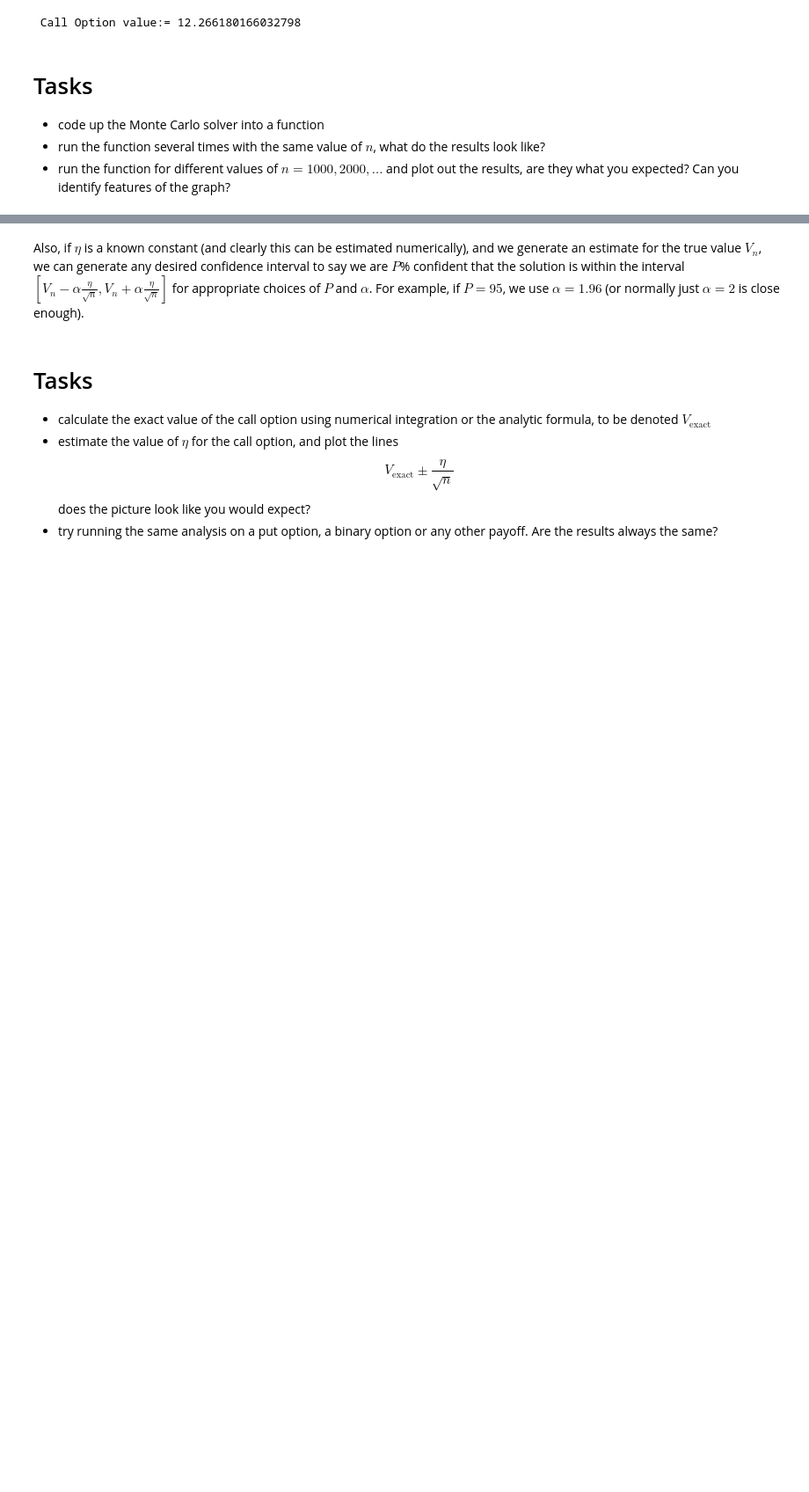
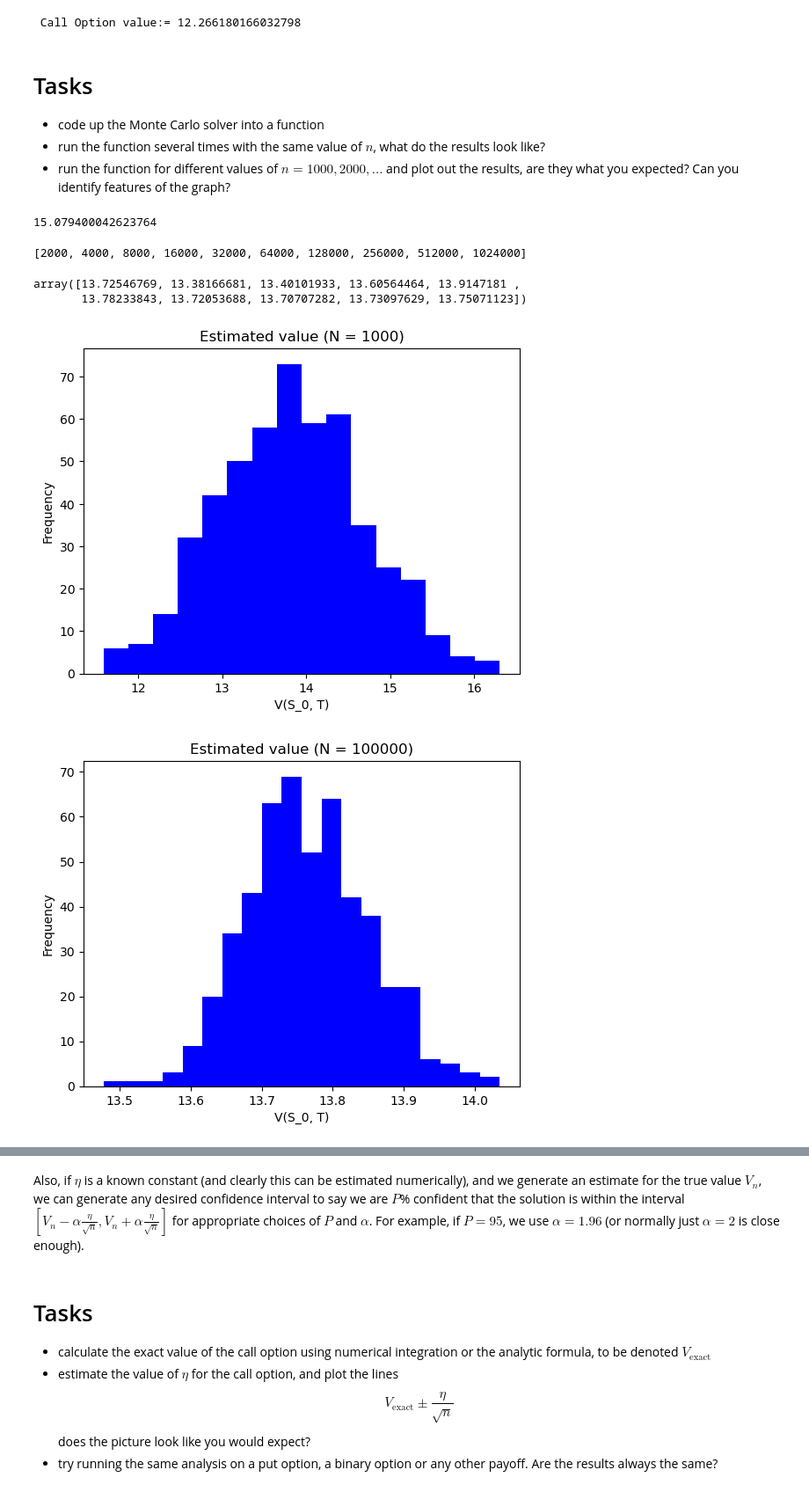
Before and after one commit to VenetianRed/MATH60082-python, a Jupyter notebook: MATH60082-lab-class-5.ipynb, the cells around one changed output, grey strips where cells are left out. Shown at 88% size. Saved outputs shown, nothing was run; the diff lists cells and outputs as text; code cells hidden in the pictures; blank space fills up the shorter version.

```diff
--- a/MATH60082-lab-class-5.ipynb
+++ b/MATH60082-lab-class-5.ipynb
@@ -149,3 +149,59 @@ print(" Call Option value:=",value)
 - code up the Monte Carlo solver into a function
 - run the function several times with the same value of $n$, what do the results look like?
 - run the function for different values of $n=1000,2000,...$ and plot out the results, are they what you expected? Can you identify features of the graph?
+# %%
+# Code up the Monte Carlo solver into a function
+from math import exp, sqrt
+
+def MonteCarloExpectation( N, S_0, T, X, r, q, sigma ):
+    phiVals = rng.normal(size=(N))
+    sum=0.0
+    STvals= np.array( [S_0 * exp( (r-q-0.5*sigma*sigma)*T + sigma*sqrt(T)*phi) for phi in phiVals ] )
+    VTvals = np.array( [max(ST - X,0.0) for ST in STvals] )
+    sum = np.sum( VTvals )
+    return (sum/N) * exp(-r*T)
+
+# Do a small test
+N = 1000
+MonteCarloExpectation( N, S_0, T, X, r, q, sigma )
+# %% [output]
+15.079400042623764
+# %%
+# Run the function several times with the same value of , what do the results look like?
+
+# Generate a range of values of N and look at them
+Nvals = [1000 * int(pow(2,j+1)) for j in range(10)]
+Nvals
+# %% [output]
+[2000, 4000, 8000, 16000, 32000, 64000, 128000, 256000, 512000, 1024000]
+# %%
+# Run the code once for each N
+findEstimate = lambda N: MonteCarloExpectation( N, S_0, T, X, r, q, sigma )
+estimates = np.array( [findEstimate(N) for N in Nvals] )
+estimates
+# %% [output]
+array([13.72546769, 13.38166681, 13.40101933, 13.60564464, 13.9147181 ,
+       13.78233843, 13.72053688, 13.70707282, 13.73097629, 13.75071123])
+# %%
+# Note that the values seem to settle down. We might make some histograms ...
+
+# Get lots of values with  fixed N, then make a histogram
+N = 1000
+estimates = np.array([findEstimate(N) for j in range(500)])
+plt.hist(estimates, bins="fd", color='blue')
+plt.title(f'Estimated value (N = {N})')
+plt.xlabel('V(S_0, T)')
+plt.ylabel('Frequency')
+plt.show()
+
+# Get lots of values with  fixed N, then make a histogram
+N = 100000
+estimates = np.array([findEstimate(N) for j in range(500)])
+plt.hist(estimates, bins="fd", color='blue')
+plt.title(f'Estimated value (N = {N})')
+plt.xlabel('V(S_0, T)')
+plt.ylabel('Frequency')
+plt.show()
+# %% [output]
+[figure, added]
+[figure, added]
```
Also changed, not shown: parts of 6 cells of this notebook, 1 other file.
